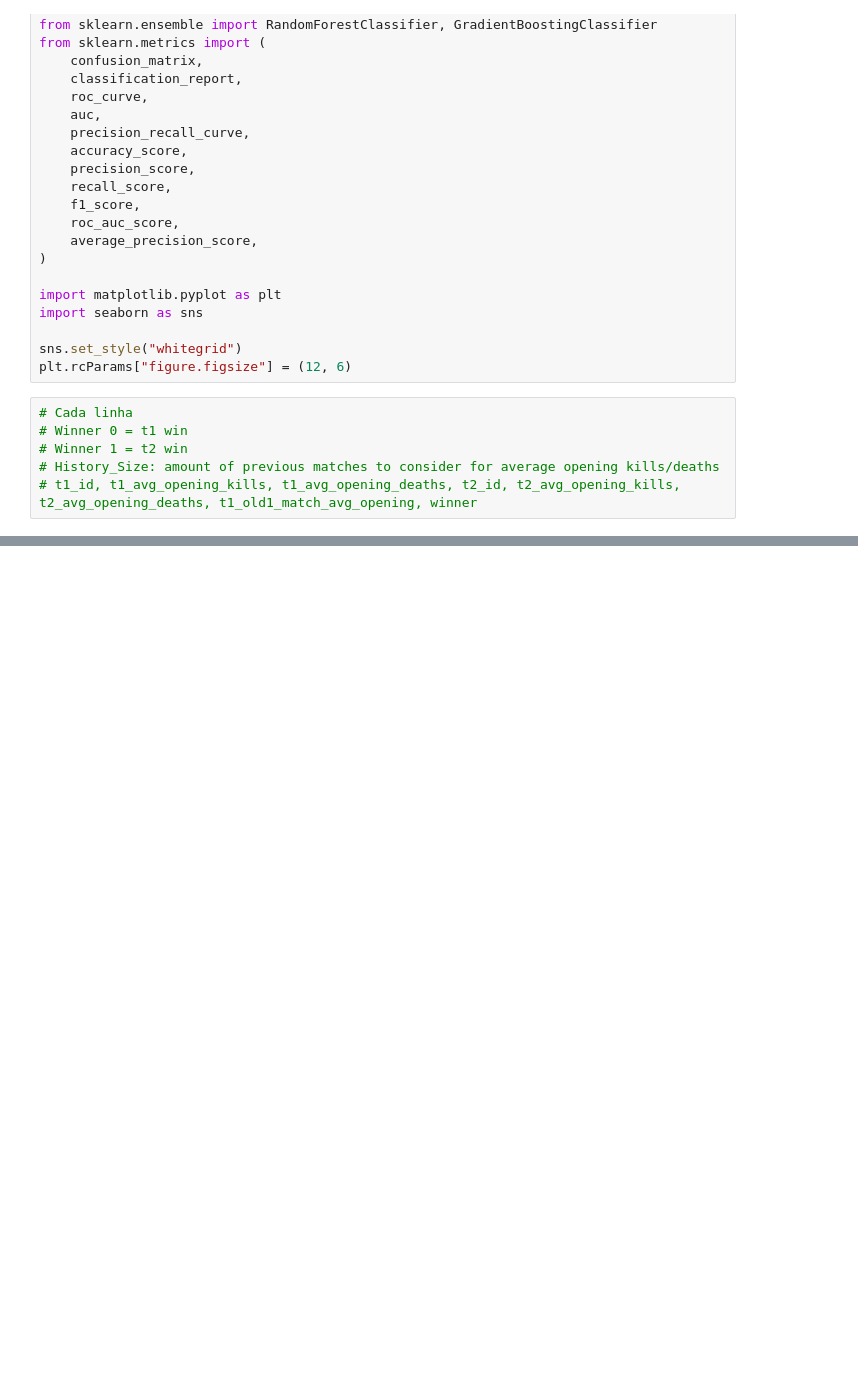
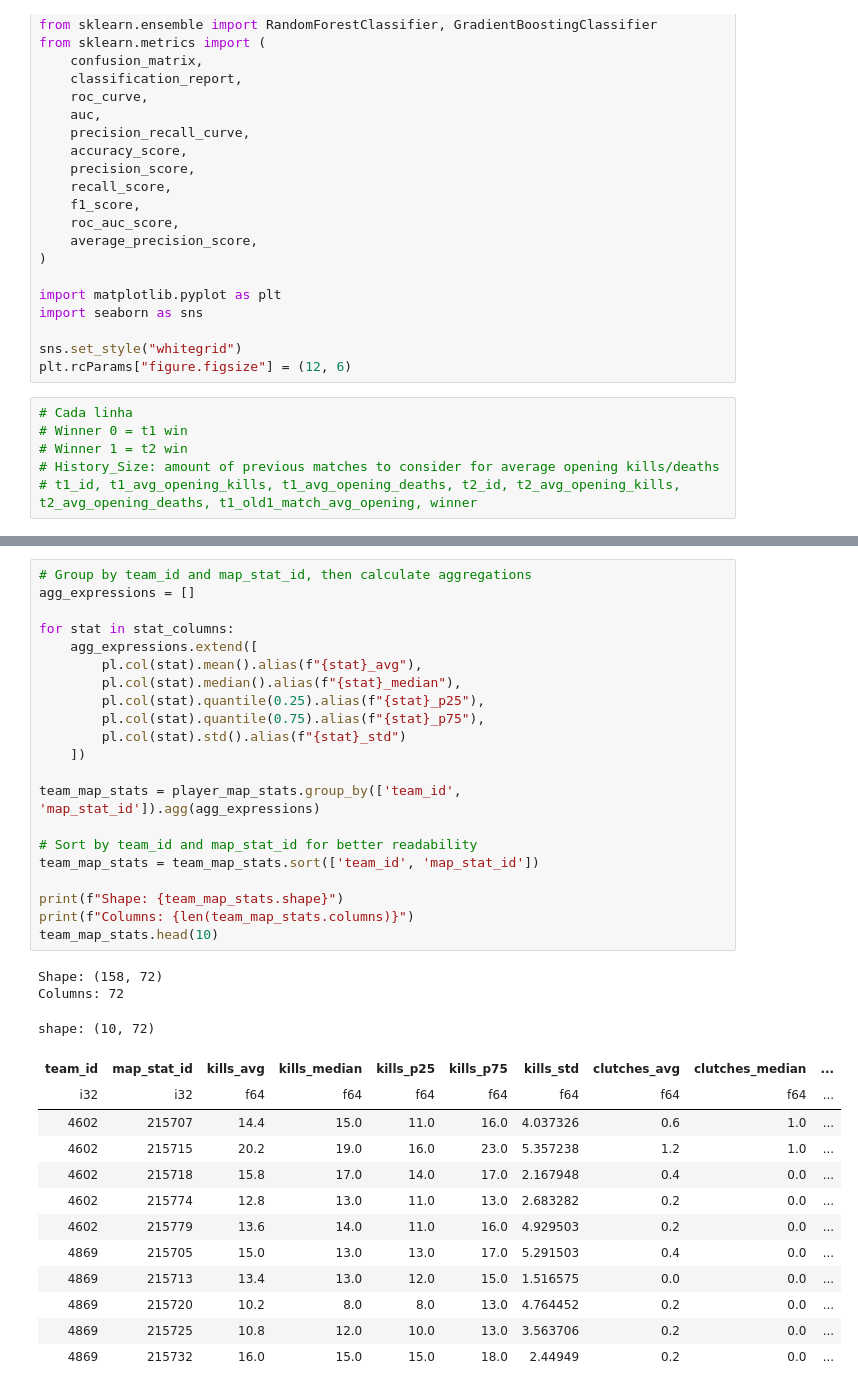
Before and after one commit to talDoFlemis/clutch-or-predict, a Jupyter notebook: notebooks/02-match-predictor.ipynb, the cells around one changed output, grey strips where cells are left out. Drawn from its saved outputs; the diff is of its cells as text; blank space fills up the shorter version.

```diff
--- a/notebooks/02-match-predictor.ipynb
+++ b/notebooks/02-match-predictor.ipynb
@@ -69,0 +117,37 @@ shape: (790, 31)
+# %%
+# Group by team_id and map_stat_id, then calculate aggregations
+agg_expressions = []
+
+for stat in stat_columns:
+    agg_expressions.extend([
+        pl.col(stat).mean().alias(f"{stat}_avg"),
+        pl.col(stat).median().alias(f"{stat}_median"),
+        pl.col(stat).quantile(0.25).alias(f"{stat}_p25"),
+        pl.col(stat).quantile(0.75).alias(f"{stat}_p75"),
+        pl.col(stat).std().alias(f"{stat}_std")
+    ])
+
+team_map_stats = player_map_stats.group_by(['team_id', 'map_stat_id']).agg(agg_expressions)
+
+# Sort by team_id and map_stat_id for better readability
+team_map_stats = team_map_stats.sort(['team_id', 'map_stat_id'])
+
+print(f"Shape: {team_map_stats.shape}")
+print(f"Columns: {len(team_map_stats.columns)}")
+team_map_stats.head(10)
+# %% [output]
+Shape: (158, 72)
+Columns: 72
+shape: (10, 72)
+| team_id | map_stat_id | kills_avg | kills_median | kills_p25 | kills_p75 | kills_std | clutches_avg | clutches_median | ... |
+| i32 | i32 | f64 | f64 | f64 | f64 | f64 | f64 | f64 | ... |
+| 4602 | 215707 | 14.4 | 15.0 | 11.0 | 16.0 | 4.037326 | 0.6 | 1.0 | ... |
+| 4602 | 215715 | 20.2 | 19.0 | 16.0 | 23.0 | 5.357238 | 1.2 | 1.0 | ... |
+| 4602 | 215718 | 15.8 | 17.0 | 14.0 | 17.0 | 2.167948 | 0.4 | 0.0 | ... |
+| 4602 | 215774 | 12.8 | 13.0 | 11.0 | 13.0 | 2.683282 | 0.2 | 0.0 | ... |
+| 4602 | 215779 | 13.6 | 14.0 | 11.0 | 16.0 | 4.929503 | 0.2 | 0.0 | ... |
+| 4869 | 215705 | 15.0 | 13.0 | 13.0 | 17.0 | 5.291503 | 0.4 | 0.0 | ... |
+| 4869 | 215713 | 13.4 | 13.0 | 12.0 | 15.0 | 1.516575 | 0.0 | 0.0 | ... |
+| 4869 | 215720 | 10.2 | 8.0 | 8.0 | 13.0 | 4.764452 | 0.2 | 0.0 | ... |
+| 4869 | 215725 | 10.8 | 12.0 | 10.0 | 13.0 | 3.563706 | 0.2 | 0.0 | ... |
+| 4869 | 215732 | 16.0 | 15.0 | 15.0 | 18.0 | 2.44949 | 0.2 | 0.0 | ... |
```
Also changed, not shown: parts of 8 cells of this notebook.
